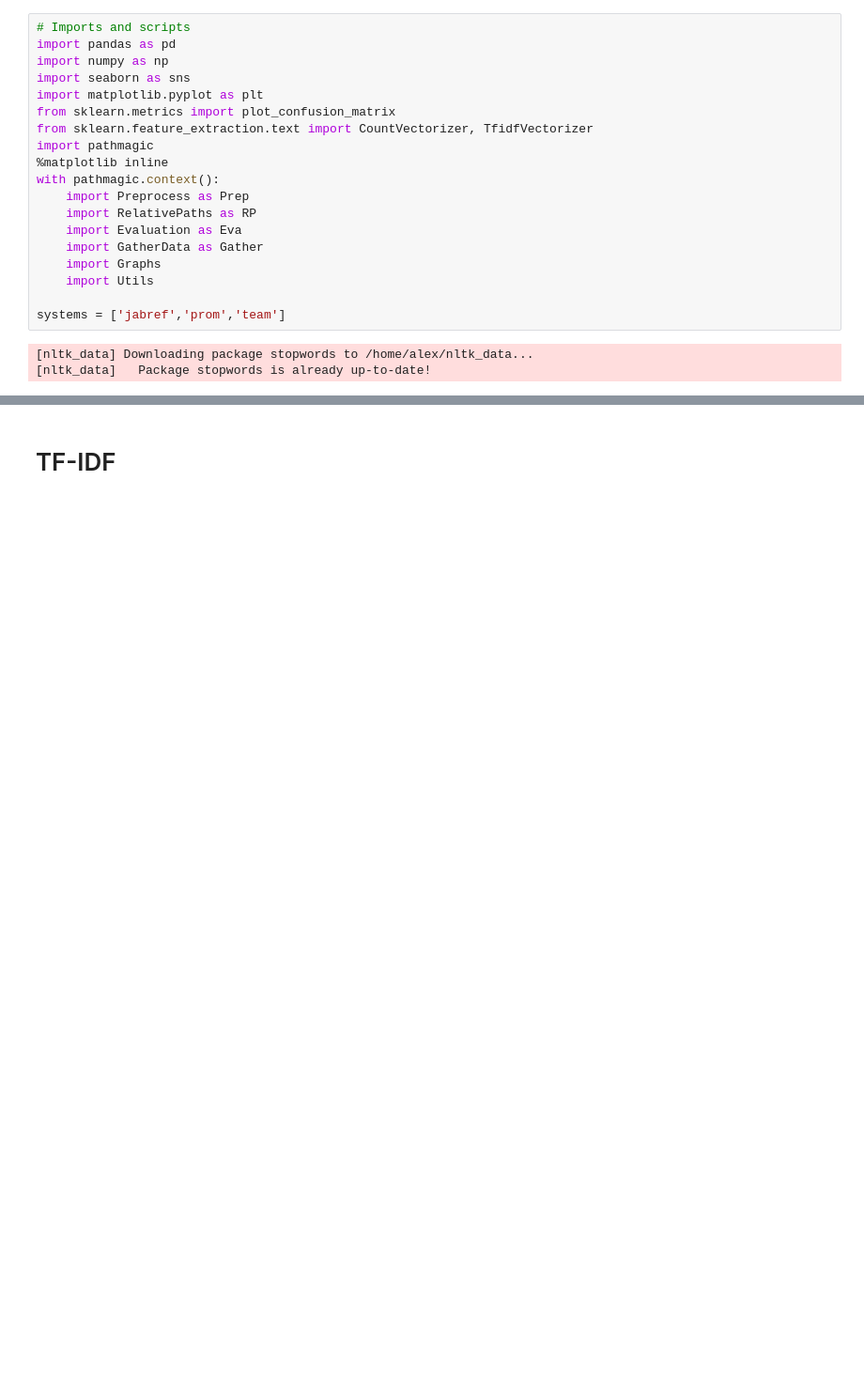
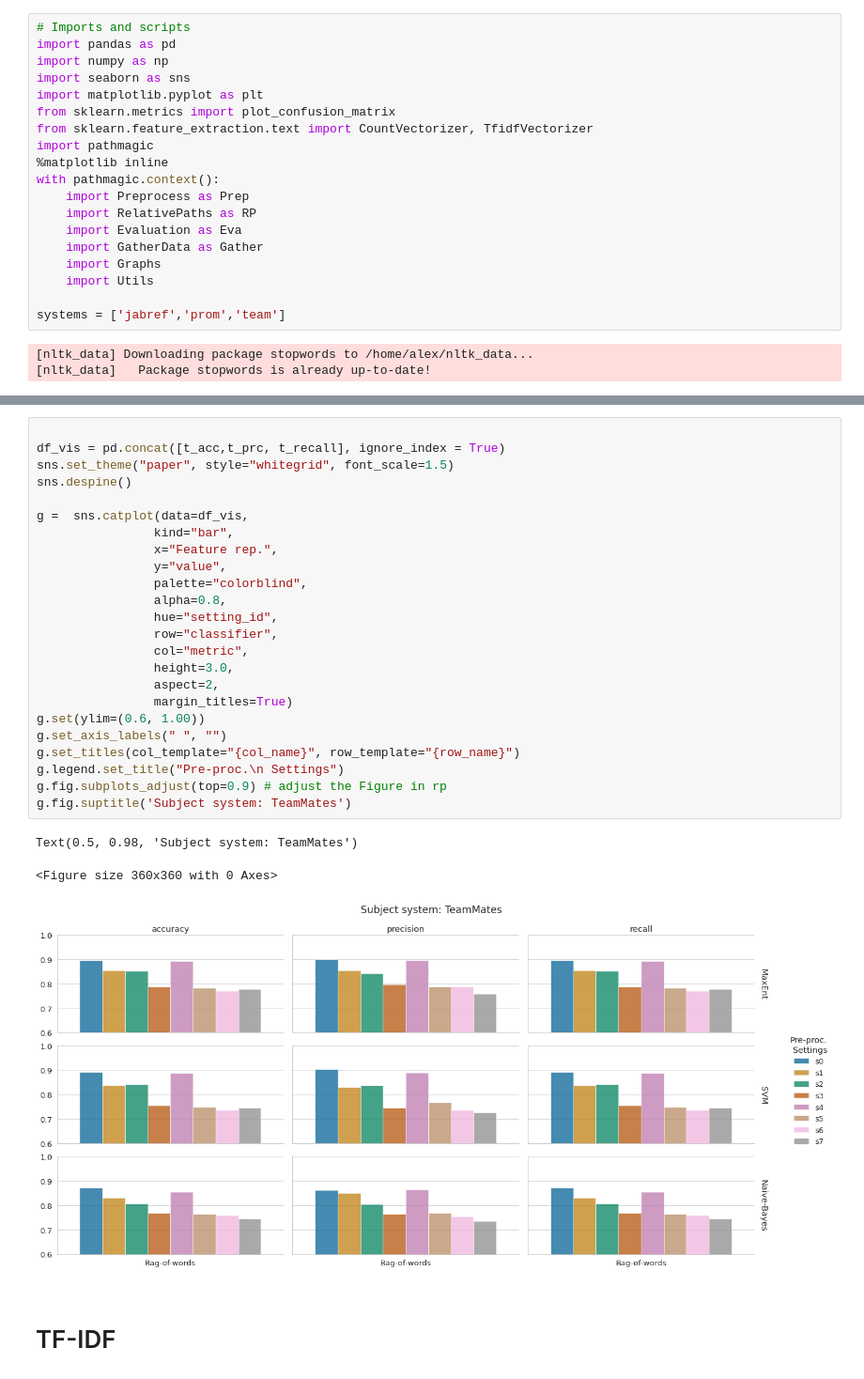
Before and after one commit to alexanderflorean/BSc-JavSoCoClassifier, a Jupyter notebook: jupyter/Untitled.ipynb, the cells around one changed output, grey strips where cells are left out. Shown at 94% size. Drawn from its saved outputs; the diff is of its cells as text; blank space fills up the shorter version.

```diff
--- a/jupyter/Untitled.ipynb
+++ b/jupyter/Untitled.ipynb
@@ -216,2 +330,30 @@ g.fig.suptitle('Subject system: teammates')
+# %%
+
+df_vis = pd.concat([t_acc,t_prc, t_recall], ignore_index = True)
+sns.set_theme("paper", style="whitegrid", font_scale=1.5)
+sns.despine()
+
+g =  sns.catplot(data=df_vis,
+                kind="bar",
+                x="Feature rep.",
+                y="value",
+                palette="colorblind",
+                alpha=0.8,
+                hue="setting_id",
+                row="classifier",
+                col="metric",
+                height=3.0,
+                aspect=2,
+                margin_titles=True)
+g.set(ylim=(0.6, 1.00))
+g.set_axis_labels(" ", "")
+g.set_titles(col_template="{col_name}", row_template="{row_name}")
+g.legend.set_title("Pre-proc.\n Settings")
+g.fig.subplots_adjust(top=0.9) # adjust the Figure in rp
+g.fig.suptitle('Subject system: TeamMates')
+# %% [output]
+Text(0.5, 0.98, 'Subject system: TeamMates')
+<Figure size 360x360 with 0 Axes>
+[figure, added]
 # %% [markdown]
 # TF-IDF
```
Also changed, not shown: parts of 23 cells of this notebook.
